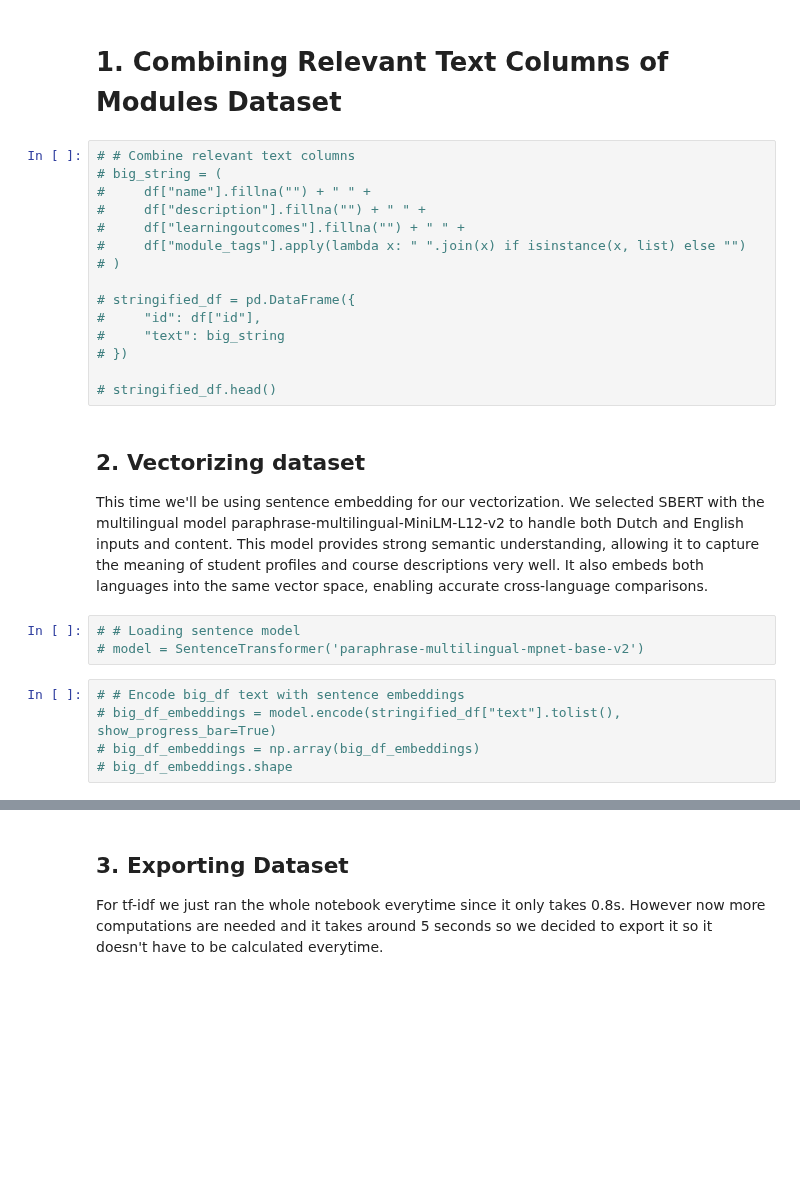
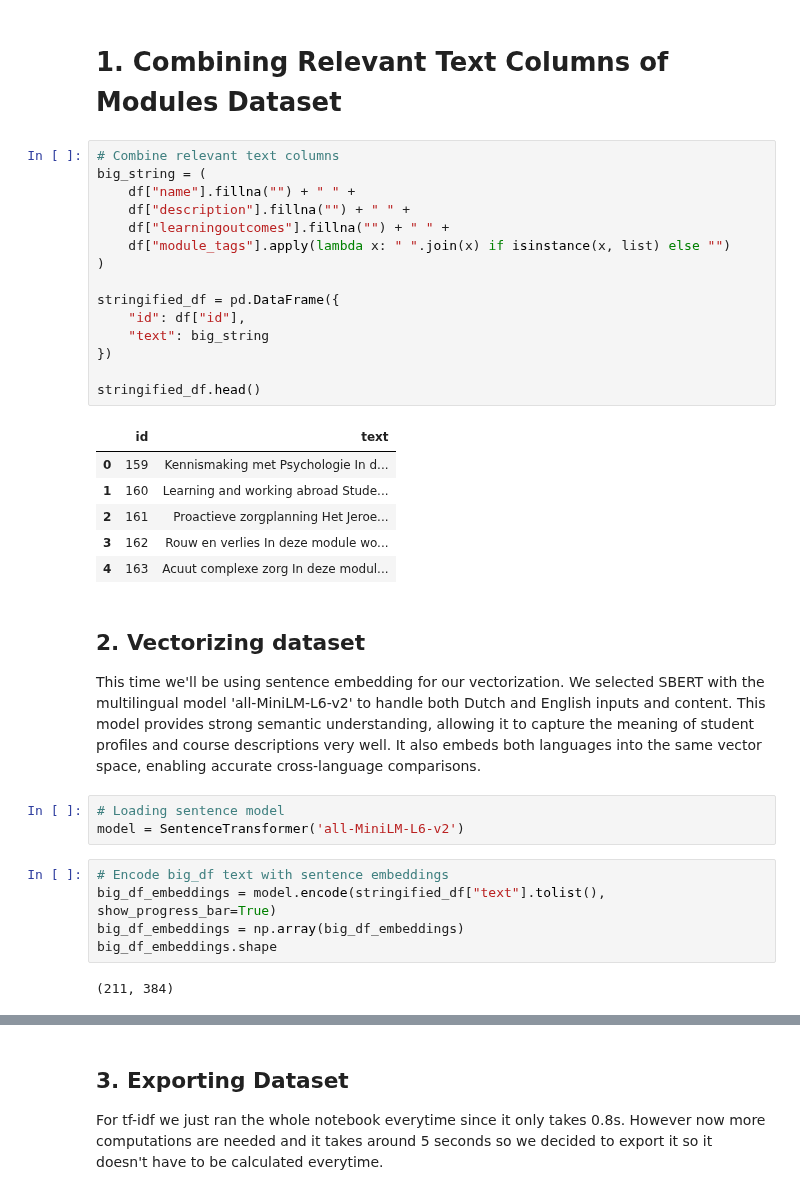
Before and after one commit to DanielvG-IT/Avans, a Jupyter notebook: Notebooks/3.2_model_training_se.ipynb, the cells around one changed output, grey strips where cells are left out. Cells and saved outputs as stored; diff of their text form; blank space fills up the shorter version.

```diff
--- a/Notebooks/3.2_model_training_se.ipynb
+++ b/Notebooks/3.2_model_training_se.ipynb
@@ -87,29 +86,38 @@ Number of modules after filtering: 211
 # %% [markdown]
 # 1. Combining Relevant Text Columns of Modules Dataset
 # %%
-# # Combine relevant text columns
-# big_string = (
-#     df["name"].fillna("") + " " +
-#     df["description"].fillna("") + " " +
-#     df["learningoutcomes"].fillna("") + " " +
-#     df["module_tags"].apply(lambda x: " ".join(x) if isinstance(x, list) else "")
-# )
+# Combine relevant text columns
+big_string = (
+    df["name"].fillna("") + " " +
+    df["description"].fillna("") + " " +
+    df["learningoutcomes"].fillna("") + " " +
+    df["module_tags"].apply(lambda x: " ".join(x) if isinstance(x, list) else "")
+)
 
-# stringified_df = pd.DataFrame({
-#     "id": df["id"],
-#     "text": big_string
-# })
+stringified_df = pd.DataFrame({
+    "id": df["id"],
+    "text": big_string
+})
 
-# stringified_df.head()
+stringified_df.head()
+# %% [output]
+|  | id | text |
+| 0 | 159 | Kennismaking met Psychologie In d... |
+| 1 | 160 | Learning and working abroad Stude... |
+| 2 | 161 | Proactieve zorgplanning Het Jeroe... |
+| 3 | 162 | Rouw en verlies In deze module wo... |
+| 4 | 163 | Acuut complexe zorg In deze modul... |
 # %% [markdown]
 ## 2. Vectorizing dataset
-This time we'll be using sentence embedding for our vectorization. We selected SBERT with the multilingual model paraphrase-multilingual-MiniLM-L12-v2 to handle both Dutch and English inputs and content. This model provides strong semantic understanding, allowing it to capture the meaning of student profiles and course descriptions very well. It also embeds both languages into the same vector space, enabling accurate cross-language comparisons.
+This time we'll be using sentence embedding for our vectorization. We selected SBERT with the multilingual model 'all-MiniLM-L6-v2' to handle both Dutch and English inputs and content. This model provides strong semantic understanding, allowing it to capture the meaning of student profiles and course descriptions very well. It also embeds both languages into the same vector space, enabling accurate cross-language comparisons.
 # %%
-# # Loading sentence model
-# model = SentenceTransformer('paraphrase-multilingual-mpnet-base-v2')
+# Loading sentence model
+model = SentenceTransformer('all-MiniLM-L6-v2')
 # %%
-# # Encode big_df text with sentence embeddings
-# big_df_embeddings = model.encode(stringified_df["text"].tolist(), show_progress_bar=True)
-# big_df_embeddings = np.array(big_df_embeddings)
-# big_df_embeddings.shape
+# Encode big_df text with sentence embeddings
+big_df_embeddings = model.encode(stringified_df["text"].tolist(), show_progress_bar=True)
+big_df_embeddings = np.array(big_df_embeddings)
+big_df_embeddings.shape
+# %% [output]
+(211, 384)
 # %%
```
Also changed, not shown: parts of 8 cells of this notebook.
